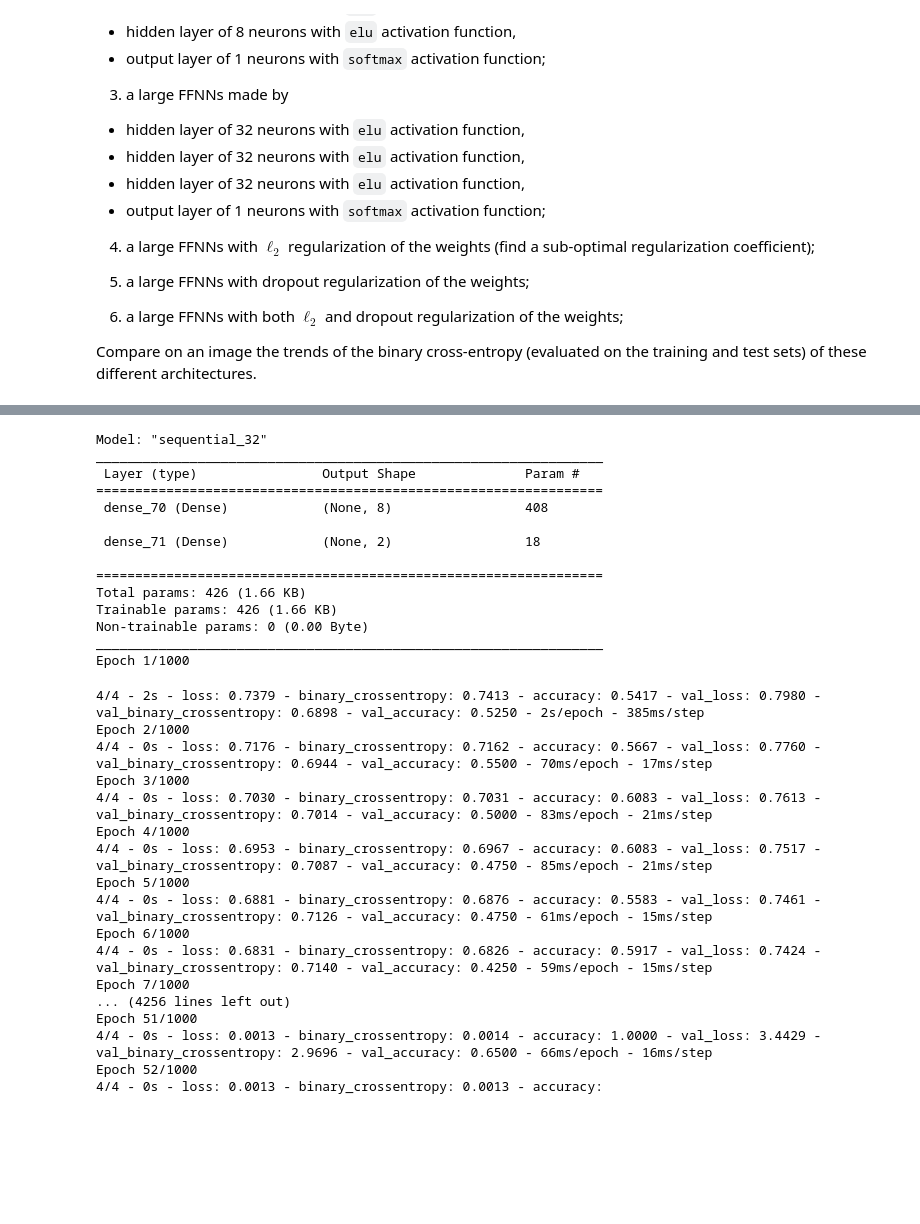
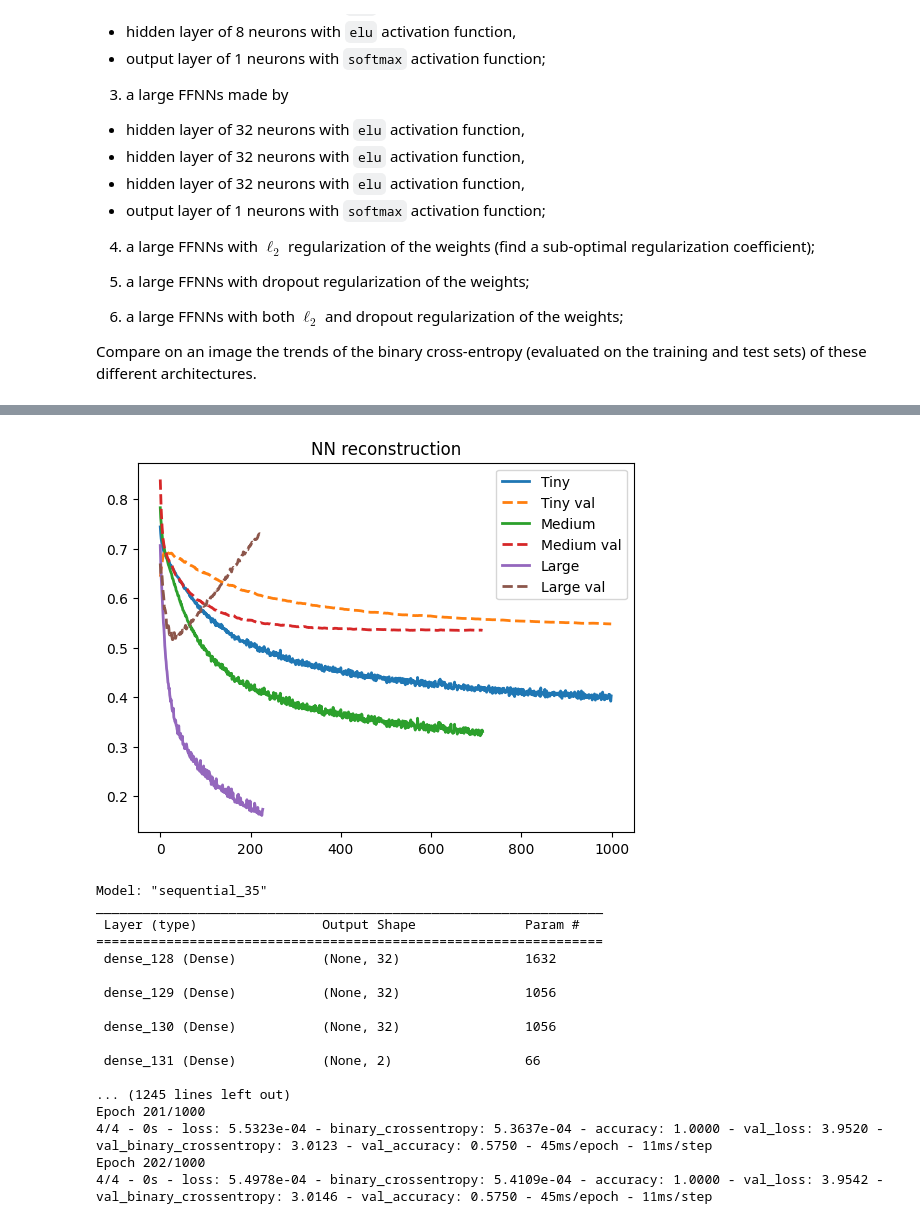
Before and after one commit to Alepescinaa/ScientificTools, a Jupyter notebook: Lab_Ricky/Lab2/NeuralNetwork_ex1.ipynb, the cells around one changed output, grey strips where cells are left out. Saved outputs shown, nothing was run; the diff lists cells and outputs as text; code cells hidden in the pictures; blank space fills up the shorter version.

```diff
--- a/Lab_Ricky/Lab2/NeuralNetwork_ex1.ipynb
+++ b/Lab_Ricky/Lab2/NeuralNetwork_ex1.ipynb
@@ -142 +179,20 @@ Compare on an image the trends of the binary cross-entropy (evaluated on the tra
+# %%
+#plt.figure()
+
+for NNdim in ['Tiny','Medium','Large']:
+
+    history = size_histories[NNdim]
+
+    bc     = history.history['binary_crossentropy']
+    val_bc = history.history['val_binary_crossentropy']
+
+    plt.plot(range(np.shape(bc)[0]),bc, linewidth=2,)
+    plt.plot(range(np.shape(val_bc)[0]),val_bc,'--', linewidth=2,)
+    plt.title('NN reconstruction')
+    #plt.show(block=False)
+
+plt.legend(('Tiny','Tiny val','Medium','Medium val','Large','Large val'))
+plt.show()
+# %% [output]
+[figure, added]
 # %%
@@ -187,46 +225,27 @@ large_reg_drop_model = tf.keras.Sequential([
     layers.Dense(2, activation="softmax")
 ])
 # %%
-size_histories = {}
-
-size_histories['Tiny'] = compile_and_fit(tiny_model, 'sizes/Tiny')
-size_histories['Medium'] = compile_and_fit(medium_model, 'sizes/Medium')
-size_histories['Large'] = compile_and_fit(large_model, 'sizes/Large')
 size_histories['Large_reg'] = compile_and_fit(large_model, 'sizes/Large_reg')
 size_histories['Large_drop'] = compile_and_fit(large_model, 'sizes/Large_drop')
 size_histories['Large_reg_drop'] = compile_and_fit(large_model, 'sizes/Large_reg_drop')
 # %% [output]
-Model: "sequential_32"
+Model: "sequential_35"
 _________________________________________________________________
  Layer (type)                Output Shape              Param #
 =================================================================
- dense_70 (Dense)            (None, 8)                 408
+ dense_128 (Dense)           (None, 32)                1632
 
- dense_71 (Dense)            (None, 2)                 18
+ dense_129 (Dense)           (None, 32)                1056
 
-=================================================================
-Total params: 426 (1.66 KB)
-Trainable params: 426 (1.66 KB)
-Non-trainable params: 0 (0.00 Byte)
-_________________________________________________________________
-Epoch 1/1000
+ dense_130 (Dense)           (None, 32)                1056
+
+ dense_131 (Dense)           (None, 2)                 66
+
+... (1245 lines left out)
+Epoch 201/1000
+4/4 - 0s - loss: 5.5323e-04 - binary_crossentropy: 5.3637e-04 - accuracy: 1.0000 - val_loss: 3.9520 - val_binary_crossentropy: 3.0123 - val_accuracy: 0.5750 - 45ms/epoch - 11ms/step
+Epoch 202/1000
+4/4 - 0s - loss: 5.4978e-04 - binary_crossentropy: 5.4109e-04 - accuracy: 1.0000 - val_loss: 3.9542 - val_binary_crossentropy: 3.0146 - val_accuracy: 0.5750 - 45ms/epoch - 11ms/step
-4/4 - 2s - loss: 0.7379 - binary_crossentropy: 0.7413 - accuracy: 0.5417 - val_loss: 0.7980 - val_binary_crossentropy: 0.6898 - val_accuracy: 0.5250 - 2s/epoch - 385ms/step
-Epoch 2/1000
-4/4 - 0s - loss: 0.7176 - binary_crossentropy: 0.7162 - accuracy: 0.5667 - val_loss: 0.7760 - val_binary_crossentropy: 0.6944 - val_accuracy: 0.5500 - 70ms/epoch - 17ms/step
-Epoch 3/1000
-4/4 - 0s - loss: 0.7030 - binary_crossentropy: 0.7031 - accuracy: 0.6083 - val_loss: 0.7613 - val_binary_crossentropy: 0.7014 - val_accuracy: 0.5000 - 83ms/epoch - 21ms/step
-Epoch 4/1000
-4/4 - 0s - loss: 0.6953 - binary_crossentropy: 0.6967 - accuracy: 0.6083 - val_loss: 0.7517 - val_binary_crossentropy: 0.7087 - val_accuracy: 0.4750 - 85ms/epoch - 21ms/step
-Epoch 5/1000
-4/4 - 0s - loss: 0.6881 - binary_crossentropy: 0.6876 - accuracy: 0.5583 - val_loss: 0.7461 - val_binary_crossentropy: 0.7126 - val_accuracy: 0.4750 - 61ms/epoch - 15ms/step
-Epoch 6/1000
-4/4 - 0s - loss: 0.6831 - binary_crossentropy: 0.6826 - accuracy: 0.5917 - val_loss: 0.7424 - val_binary_crossentropy: 0.7140 - val_accuracy: 0.4250 - 59ms/epoch - 15ms/step
-Epoch 7/1000
-... (4256 lines left out)
-Epoch 51/1000
-4/4 - 0s - loss: 0.0013 - binary_crossentropy: 0.0014 - accuracy: 1.0000 - val_loss: 3.4429 - val_binary_crossentropy: 2.9696 - val_accuracy: 0.6500 - 66ms/epoch - 16ms/step
-Epoch 52/1000
-4/4 - 0s - loss: 0.0013 - binary_crossentropy: 0.0013 - accuracy:
 # %%
 #plt.figure()
 
```
Also changed, not shown: parts of 6 cells of this notebook.
